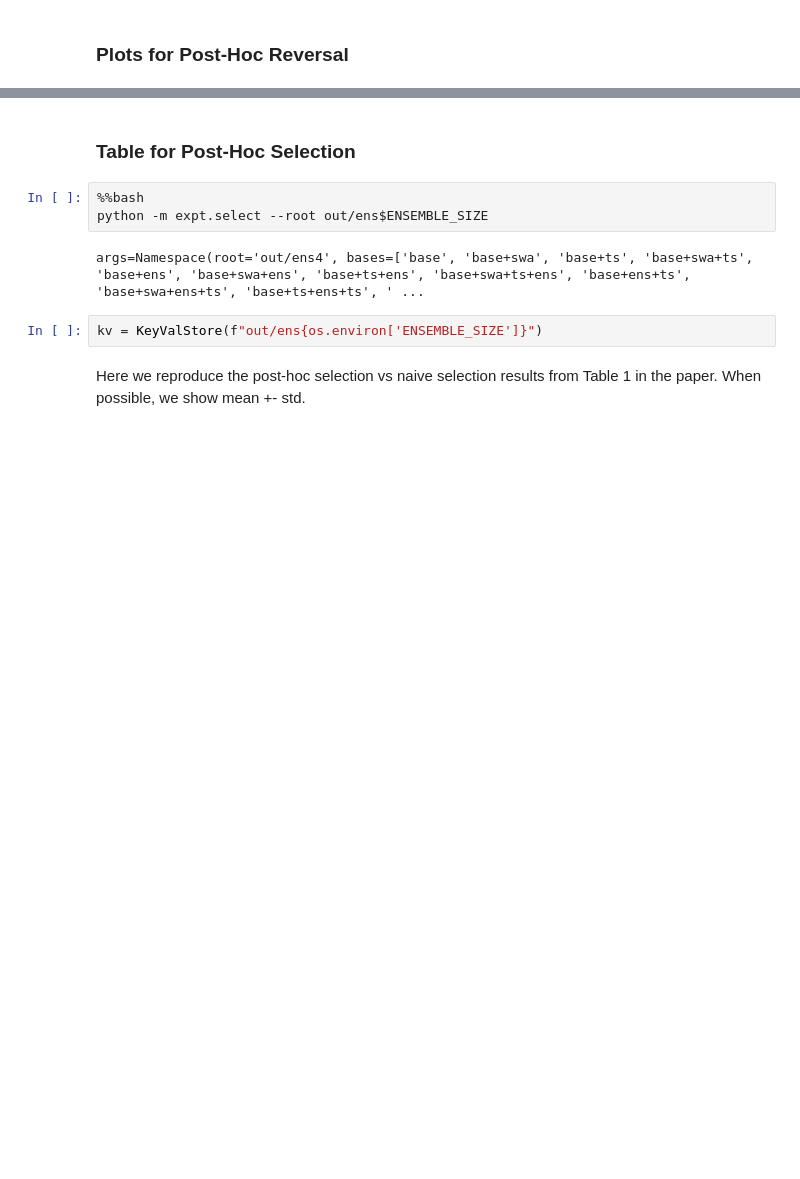
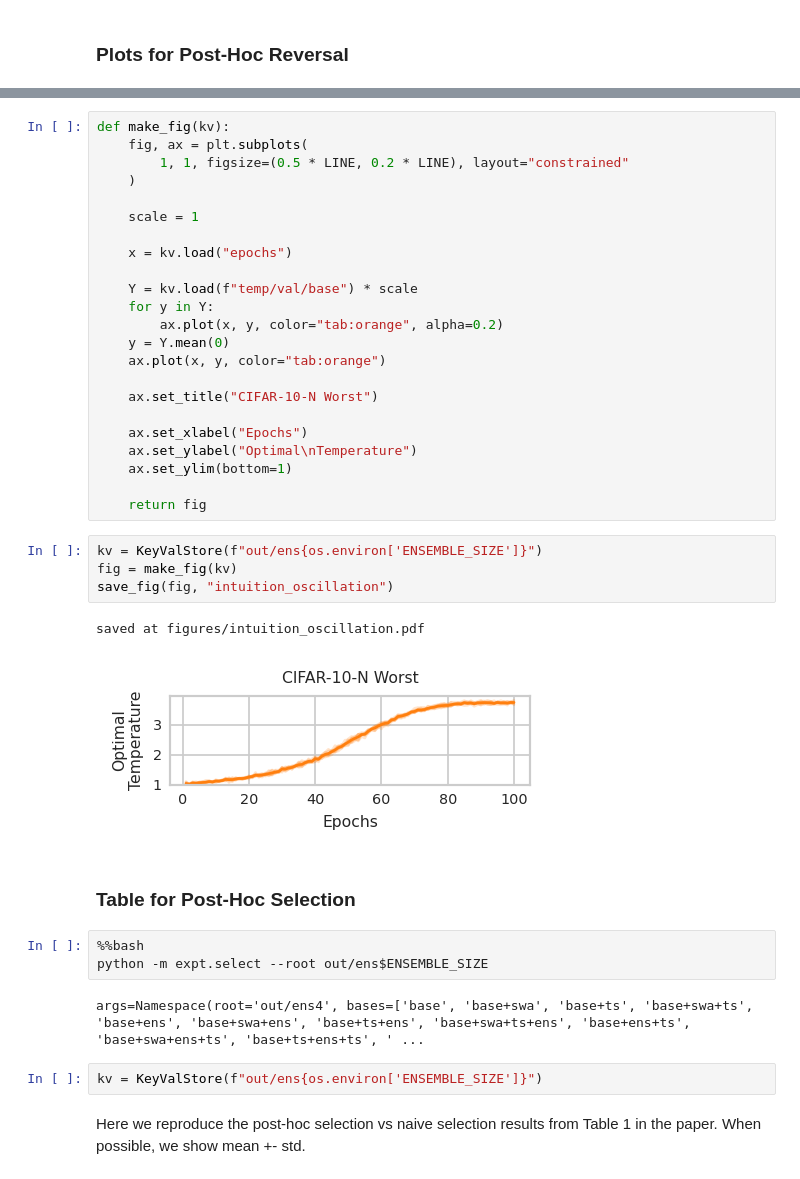
Before and after one commit to rishabh-ranjan/post-hoc-reversal, a Jupyter notebook: rebuttal/cifar.ipynb, the cells around one changed output, grey strips where cells are left out. Saved outputs shown, nothing was run; the diff lists cells and outputs as text; blank space fills up the shorter version.

```diff
--- a/rebuttal/cifar.ipynb
+++ b/rebuttal/cifar.ipynb
@@ -263,3 +410,33 @@ fig.show()
+# %%
+def make_fig(kv):
+    fig, ax = plt.subplots(
+        1, 1, figsize=(0.5 * LINE, 0.2 * LINE), layout="constrained"
+    )
+
+    scale = 1
+
+    x = kv.load("epochs")
+
+    Y = kv.load(f"temp/val/base") * scale
+    for y in Y:
+        ax.plot(x, y, color="tab:orange", alpha=0.2)
+    y = Y.mean(0)
+    ax.plot(x, y, color="tab:orange")
+
+    ax.set_title("CIFAR-10-N Worst")
+
+    ax.set_xlabel("Epochs")
+    ax.set_ylabel("Optimal\nTemperature")
+    ax.set_ylim(bottom=1)
+
+    return fig
+# %%
+kv = KeyValStore(f"out/ens{os.environ['ENSEMBLE_SIZE']}")
+fig = make_fig(kv)
+save_fig(fig, "intuition_oscillation")
+# %% [output]
+saved at figures/intuition_oscillation.pdf
+[figure, added]
 # %% [markdown]
 ### Table for Post-Hoc Selection
 # %%
```
Also changed, not shown: parts of 12 cells of this notebook, 4 other files.
